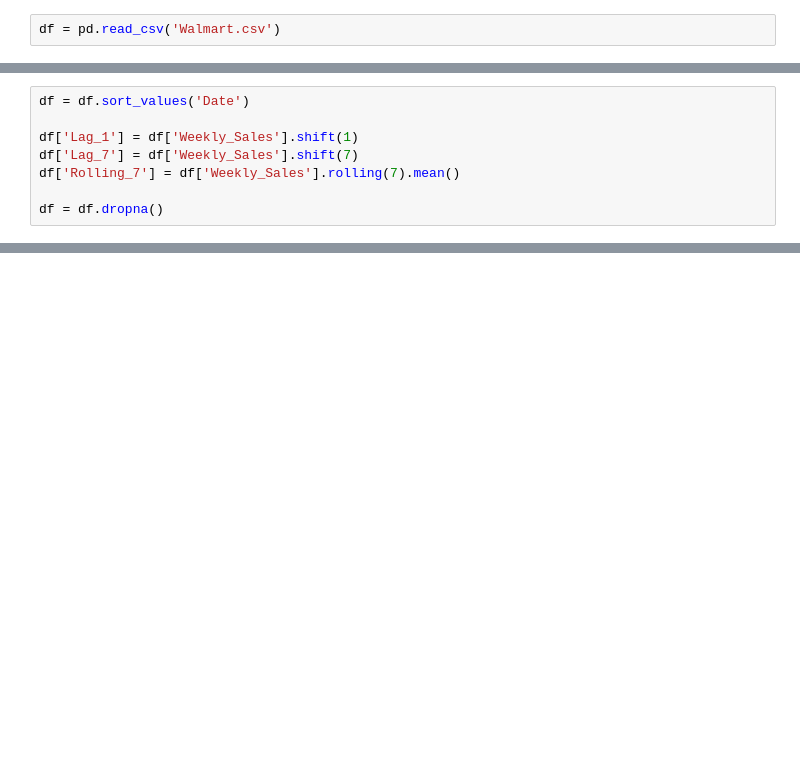
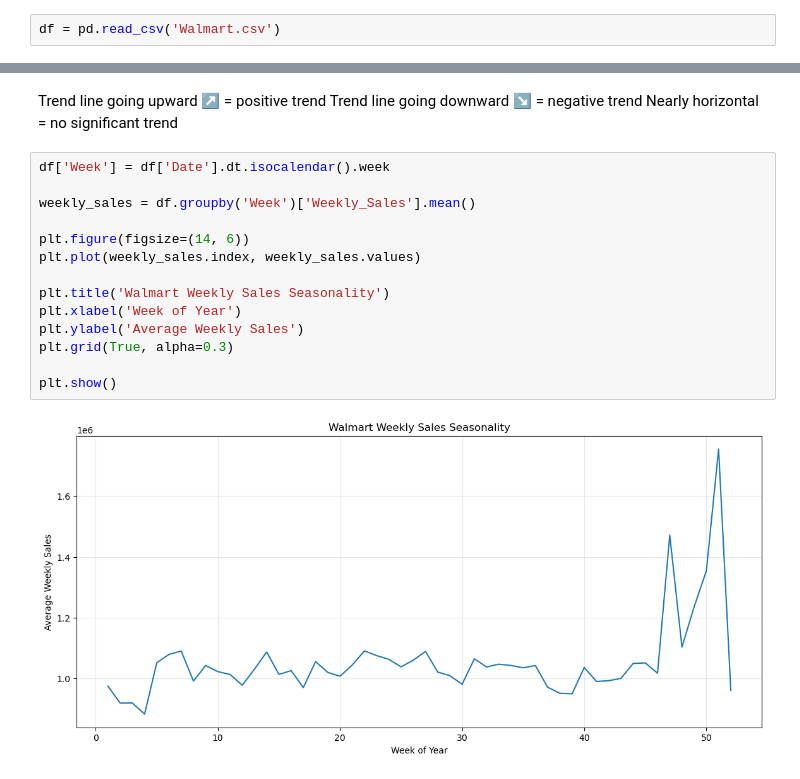
Before and after one commit to R-WEB-netizen/tutedude.6, a Jupyter notebook: forecasting.ipynb, the cells around one changed output, grey strips where cells are left out. Saved outputs shown, nothing was run; the diff lists cells and outputs as text; blank space fills up the shorter version.

```diff
--- a/forecasting.ipynb
+++ b/forecasting.ipynb
@@ -209,8 +8,0 @@ Linear regression
-# %%
-df = df.sort_values('Date')
-
-df['Lag_1'] = df['Weekly_Sales'].shift(1)
-df['Lag_7'] = df['Weekly_Sales'].shift(7)
-df['Rolling_7'] = df['Weekly_Sales'].rolling(7).mean()
-
-df = df.dropna()
@@ -504,0 +61,20 @@ The data was divided into training and testing sets, and forecasting models such
+# %% [markdown]
+Trend line going upward ↗ = positive trend
+Trend line going downward ↘ = negative trend
+Nearly horizontal = no significant trend
+# %%
+df['Week'] = df['Date'].dt.isocalendar().week
+
+weekly_sales = df.groupby('Week')['Weekly_Sales'].mean()
+
+plt.figure(figsize=(14, 6))
+plt.plot(weekly_sales.index, weekly_sales.values)
+
+plt.title('Walmart Weekly Sales Seasonality')
+plt.xlabel('Week of Year')
+plt.ylabel('Average Weekly Sales')
+plt.grid(True, alpha=0.3)
+
+plt.show()
+# %% [output]
+[figure, added]
```
Also changed, not shown: parts of 118 cells of this notebook.
